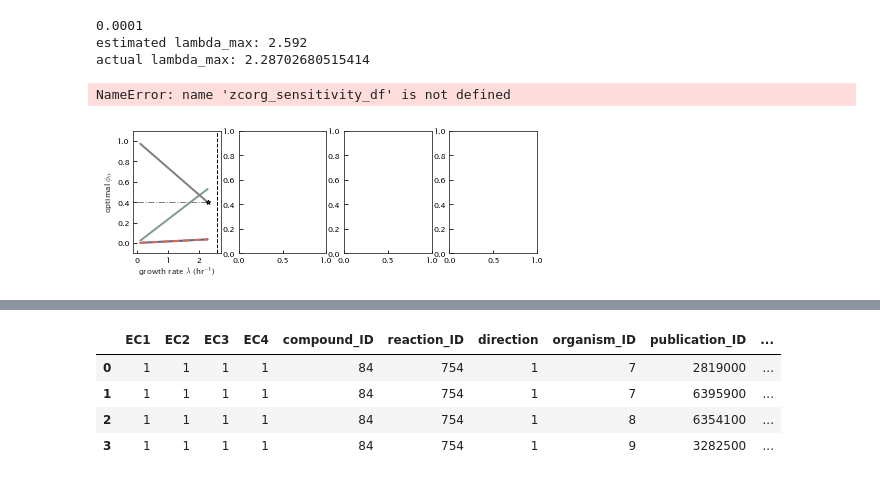
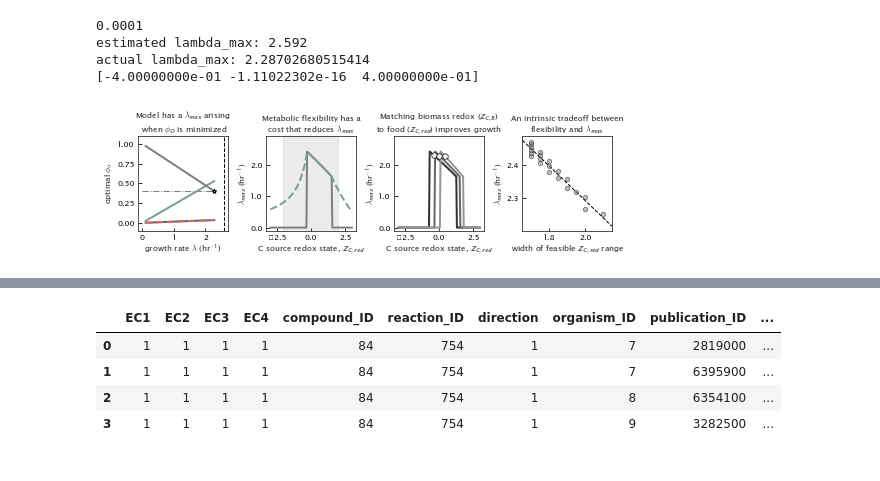
Before and after one commit to flamholz/redox-proteome, a Jupyter notebook: notebooks/Fig3_4.ipynb, the cells around one changed output, grey strips where cells are left out. Saved outputs shown, nothing was run; the diff lists cells and outputs as text; code cells hidden in the pictures.

```diff
--- a/notebooks/Fig3_4.ipynb
+++ b/notebooks/Fig3_4.ipynb
@@ -307,23 +22,0 @@ plt.show()
-# %%
-# Presentation version of Fig 1C
-plt.figure(figsize=(2.75,2.75))
-labels = 'protein,RNA,DNA'.split(',')
-keys = ['{0}_percent'.format(l) for l in labels]
-
-# Plot the fractional composition of biomass.
-pal = [colors[cid] for cid in "blue,red,purple".split(",")]
-for l,k,c in zip(labels, keys, pal):
-    ys = biomass_percent_df[k]
-    plt.plot(biomass_percent_df.growth_rate_hr, ys, marker='d', label=l,
-             markersize=6, markeredgecolor='w', lw=1, color=c)
-
-plt.xlabel('growth rate $\lambda$ (hr$^{-1}$)')
-plt.ylabel('mass fraction (%)')
-plt.tick_params(axis='both')
-plt.legend(loc=1).set_visible(False)
-plt.ylim(-3, 72)
-plt.text(0.99, 0.98, '$E. coli$', transform=plt.gca().transAxes, ha='right', va='top',
-         fontsize=9, color='grey')
-
-plt.savefig('../output/Fig1C_presentation.png', facecolor='white', dpi=300, bbox_inches='tight')
-plt.show()
@@ -403,10 +94,10 @@ plt.ylabel(r'optimal $\phi_\alpha$')
 plt.ylim(-0.1, 1.1)
 
 plt.sca(axs[1])
-phi_H_included = zcorg_sensitivity_df[
-    zcorg_sensitivity_df['opt.max_phi_H_set'] == False]
-no_phi_H = zcorg_sensitivity_df[
-    zcorg_sensitivity_df['opt.max_phi_H_set'] == True]
+phi_H_included = var_ZCred_df[
+    var_ZCred_df['opt.max_phi_H_set'] == False]
+no_phi_H = var_ZCred_df[
+    var_ZCred_df['opt.max_phi_H_set'] == True]
 
 plt.plot(no_phi_H.ZCorg, no_phi_H.lambda_hr, color='grey',
          label=r'baseline model'.format(min_phi_O))
@@ -480,33 +171,33 @@ plt.xlabel('width of feasible $Z_{C,red}$ range')
 
 #   phi_H_included = masked[
 #        masked['opt.max_phi_H_set'] == False]
 #    no_phi_H = masked[
 #        masked['opt.max_phi_H_set'] == True]
 #    plt.plot(no_phi_H.ZCorg, no_phi_H.lambda_hr, color=pal[i], label='$S_4$ = {0:.1f}'.format(S4))
 #    plt.plot(phi_H_included.ZCorg, phi_H_included.lambda_hr, color=greens[i], ls='--')
 
 #plt.ylim(-0.1, 2.7)
 #plt.ylabel('$\lambda_{max}$ (hr$^{-1}$)')
 #plt.xlabel(ZCred_xlabel)
 #plt.legend(loc=2)
 
 # Set titles
 titles = [
     'Model has a $\lambda_{max}$ arising\n when $\phi_O$ is minimized',
     'Metabolic flexibility has a\ncost that reduces $\lambda_{max}$',
     'Matching biomass redox ($Z_{C,B}$)\nto food ($Z_{C,red}$) improves growth',
     'An intrinsic tradeoff between\nflexibility and $\lambda_{max}$',
 ]
 for title, ax in zip(titles, axs):
     ax.set_title(title)
 
 plt.tight_layout(h_pad=0.2)
 plt.savefig('../output/Fig2_old.png', facecolor='white', dpi=300, bbox_inches='tight')
 plt.show()
 # %% [output]
 0.0001
 estimated lambda_max: 2.592
 actual lambda_max: 2.28702680515414
+[-4.00000000e-01 -1.11022302e-16  4.00000000e-01]
-NameError: name 'zcorg_sensitivity_df' is not defined
-[figure, old version]
+[figure, new version]
 # %%
```
Also changed, not shown: parts of 13 cells of this notebook.
